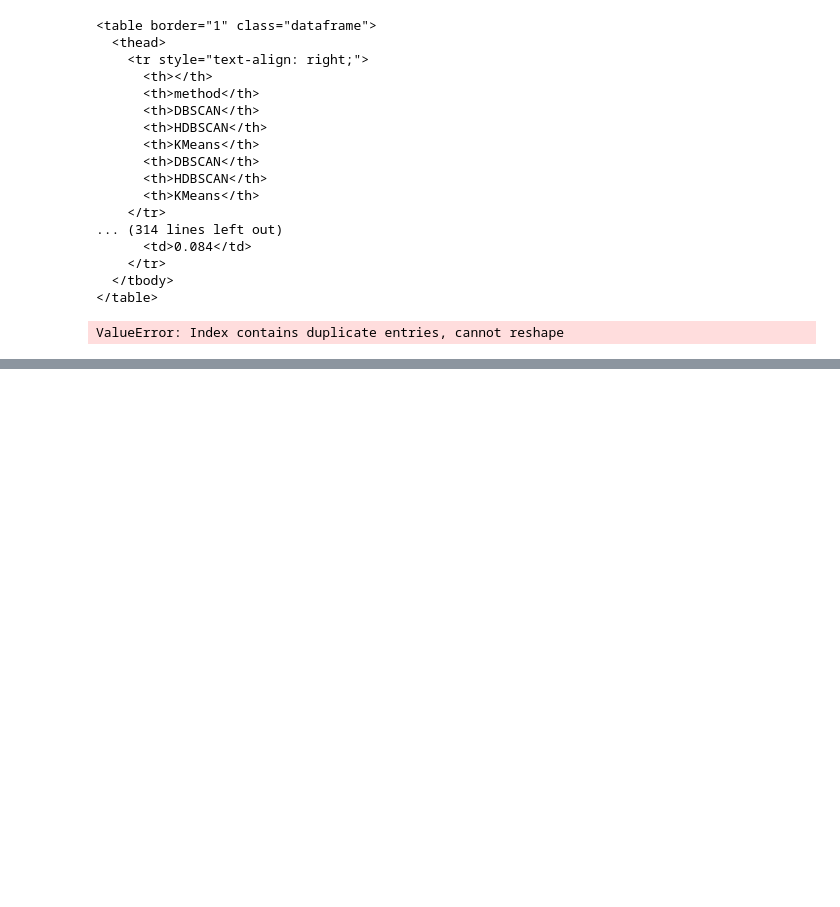
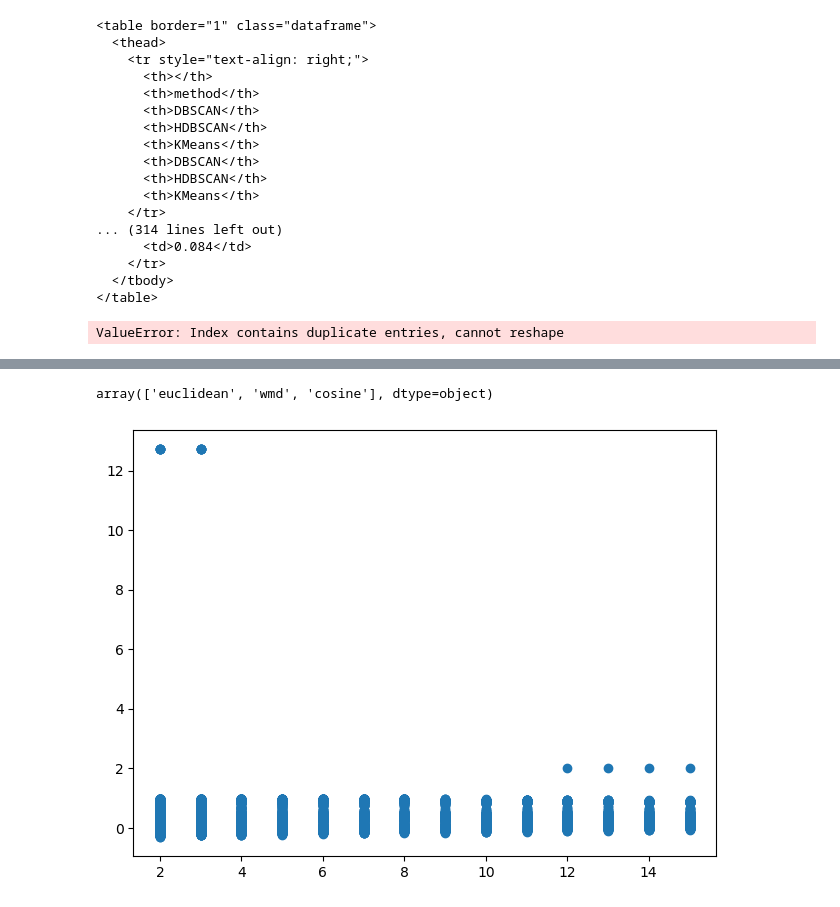
Before and after one commit to MiguelHeCa/tfm-nlp, a Jupyter notebook: notebooks/Results.ipynb, the cells around one changed output, grey strips where cells are left out. Cells and saved outputs as stored; diff of their text form; code cells hidden in the pictures; blank space fills up the shorter version.

```diff
--- a/notebooks/Results.ipynb
+++ b/notebooks/Results.ipynb
@@ -618,0 +639,10 @@ df_hdb_en
+# %%
+distances
+# %% [output]
+array(['euclidean', 'wmd', 'cosine'], dtype=object)
+# %%
+fig, ax = plt.subplots(1,1)
+ax.scatter(x='min_pts',y='sl_score', data=df_dbscan)
+plt.show()
+# %% [output]
+[figure, added]
```
Also changed, not shown: parts of 13 cells of this notebook, 2 other files.
